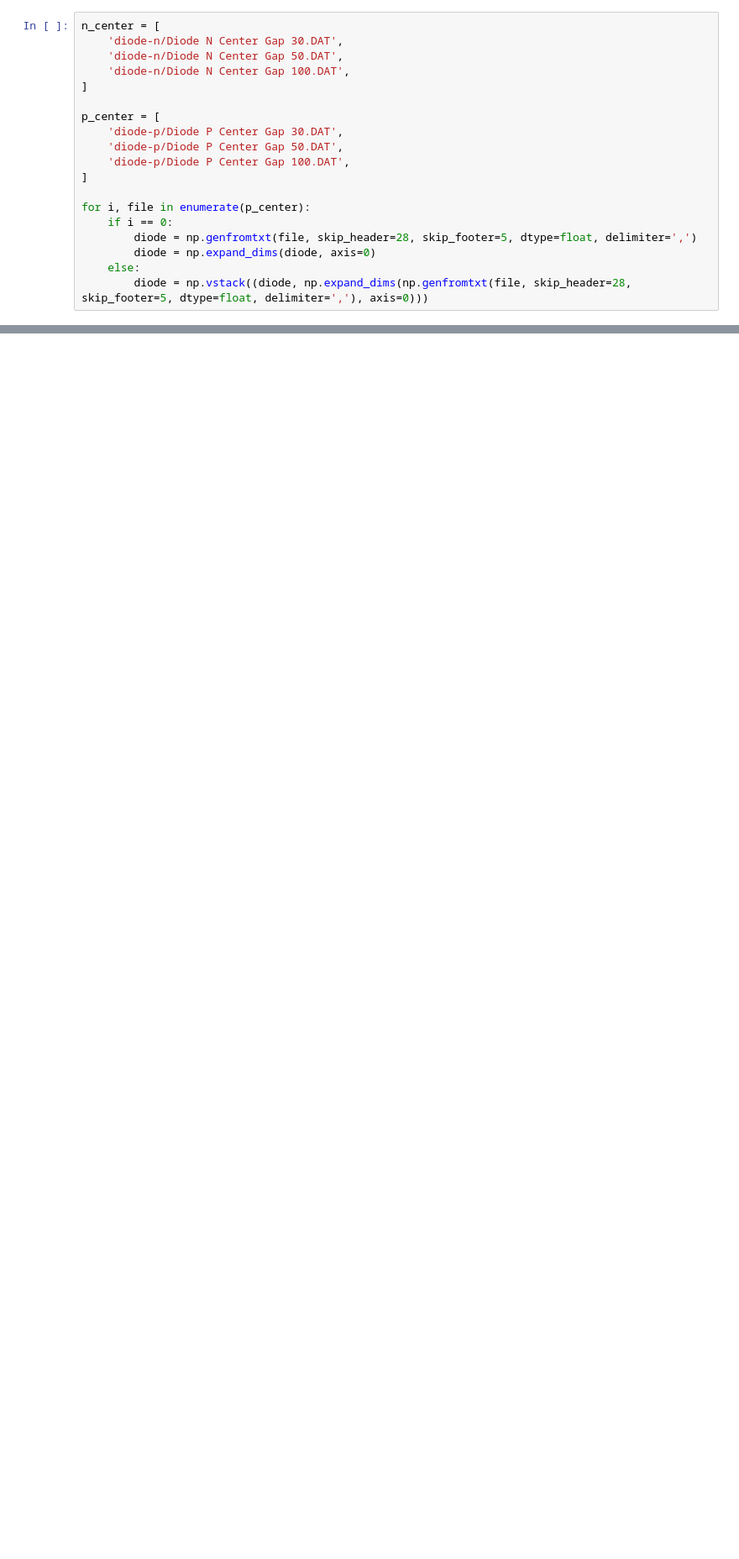
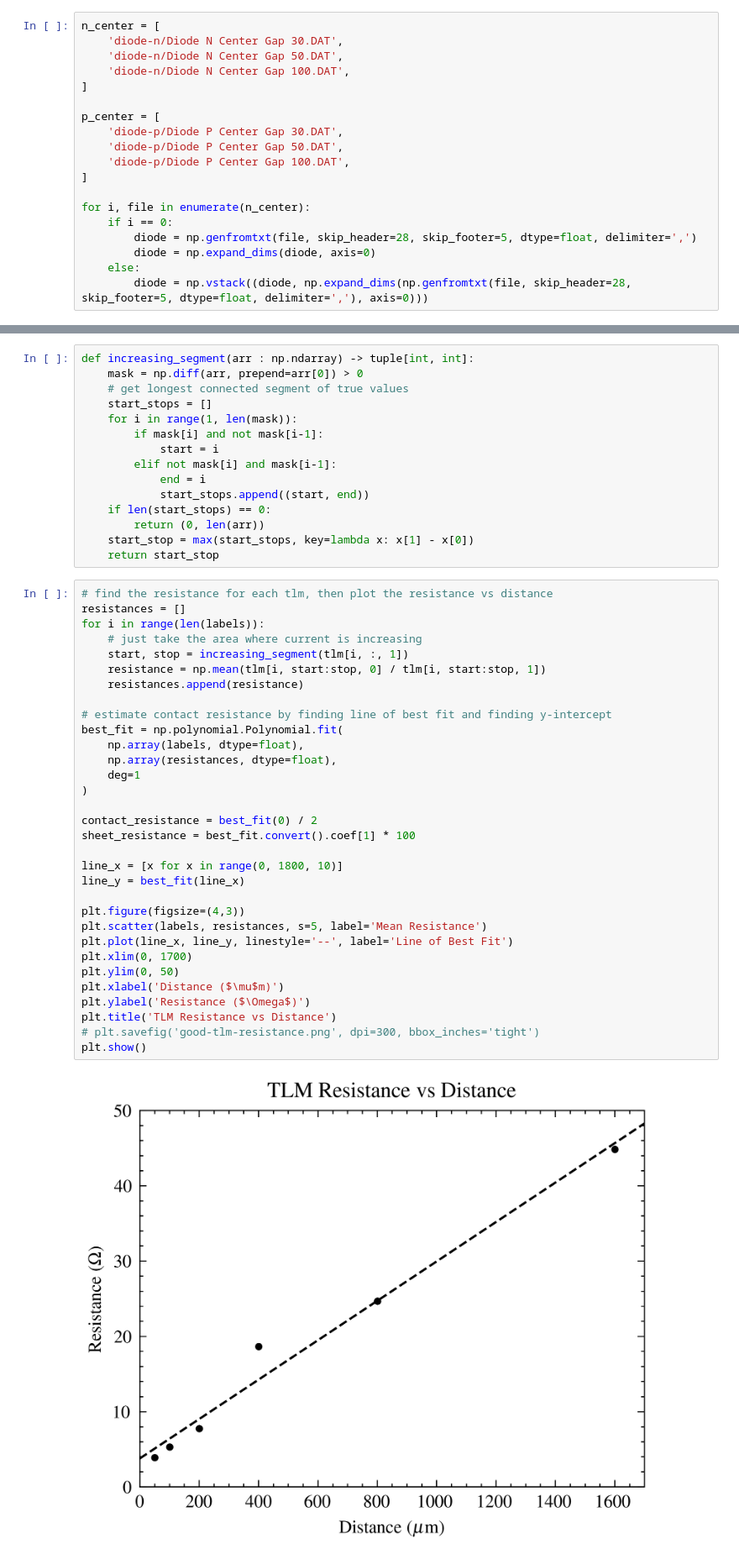
Before and after one commit to teawizardry/semiconductor, a Jupyter notebook: graphs.ipynb, the cells around one changed output, grey strips where cells are left out. Shown at 84% size. Saved outputs shown, nothing was run; the diff lists cells and outputs as text; blank space fills up the shorter version.

```diff
--- a/graphs.ipynb
+++ b/graphs.ipynb
@@ -18,7 +18,7 @@ p_center = [
     'diode-p/Diode P Center Gap 100.DAT',
 ]
 
-for i, file in enumerate(p_center):
+for i, file in enumerate(n_center):
     if i == 0:
         diode = np.genfromtxt(file, skip_header=28, skip_footer=5, dtype=float, delimiter=',')
         diode = np.expand_dims(diode, axis=0)
@@ -111,0 +138,49 @@ for j in range(len(labels)):
+# %%
+def increasing_segment(arr : np.ndarray) -> tuple[int, int]:
+    mask = np.diff(arr, prepend=arr[0]) > 0
+    # get longest connected segment of true values
+    start_stops = []
+    for i in range(1, len(mask)):
+        if mask[i] and not mask[i-1]:
+            start = i
+        elif not mask[i] and mask[i-1]:
+            end = i
+            start_stops.append((start, end))
+    if len(start_stops) == 0:
+        return (0, len(arr))
+    start_stop = max(start_stops, key=lambda x: x[1] - x[0])
+    return start_stop
+# %%
+# find the resistance for each tlm, then plot the resistance vs distance
+resistances = []
+for i in range(len(labels)):
+    # just take the area where current is increasing
+    start, stop = increasing_segment(tlm[i, :, 1])
+    resistance = np.mean(tlm[i, start:stop, 0] / tlm[i, start:stop, 1])
+    resistances.append(resistance)
+
+# estimate contact resistance by finding line of best fit and finding y-intercept
+best_fit = np.polynomial.Polynomial.fit(
+    np.array(labels, dtype=float),
+    np.array(resistances, dtype=float),
+    deg=1
+)
+
+contact_resistance = best_fit(0) / 2
+sheet_resistance = best_fit.convert().coef[1] * 100
+
+line_x = [x for x in range(0, 1800, 10)]
+line_y = best_fit(line_x)
+
+plt.figure(figsize=(4,3))
+plt.scatter(labels, resistances, s=5, label='Mean Resistance')
+plt.plot(line_x, line_y, linestyle='--', label='Line of Best Fit')
+plt.xlim(0, 1700)
+plt.ylim(0, 50)
+plt.xlabel('Distance ($\mu$m)')
+plt.ylabel('Resistance ($\Omega$)')
+plt.title('TLM Resistance vs Distance')
+# plt.savefig('good-tlm-resistance.png', dpi=300, bbox_inches='tight')
+plt.show()
+# %% [output]
+[figure, added]
```
Also changed, not shown: parts of 2 cells of this notebook, 14 other files.
